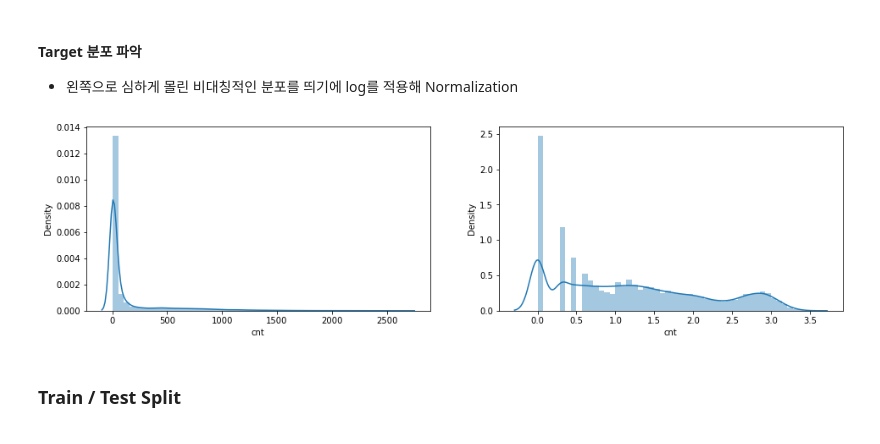
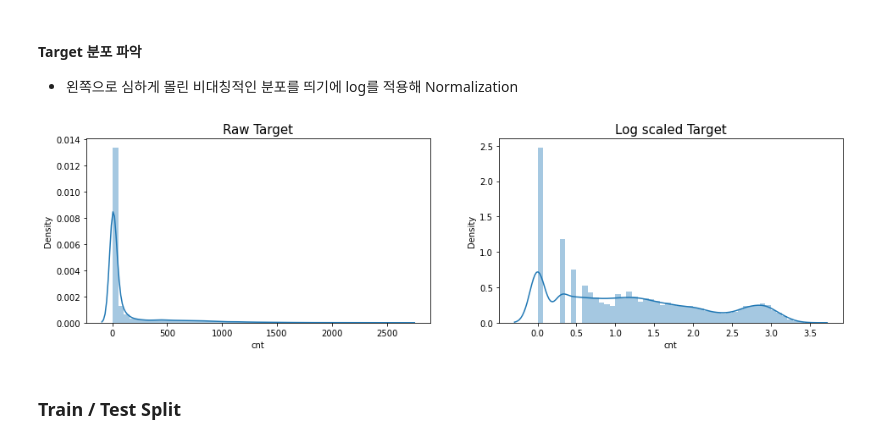
Before and after one commit to aeea-0605/taxi-demand-repo, a Jupyter notebook: notebooks/03_baseline_model.ipynb, the cells around one changed output. Saved outputs shown, nothing was run; the diff lists cells and outputs as text; code cells hidden in the pictures.

```diff
--- a/notebooks/03_baseline_model.ipynb
+++ b/notebooks/03_baseline_model.ipynb
@@ -59,15 +59,19 @@ Wall time: 7.25 s
 # %%
 plt.figure(figsize=(16, 4))
 
 # raw_cnt 분포
 plt.subplot(121)
-sns.distplot(base_df['cnt']);
+sns.distplot(base_df['cnt'])
+plt.title('Raw Target', fontsize=15)
 
 # Log Scaling cnt 분포
 plt.subplot(122)
-sns.distplot(np.log10(base_df['cnt']));
+sns.distplot(np.log10(base_df['cnt']))
+plt.title('Log scaled Target', fontsize=15)
+
+plt.show()
 # %% [output]
-[figure, old version]
+[figure, new version]
 # %%
 # log_cnt 생성
 base_df['log_cnt'] = np.log10(base_df['cnt'])
```
Also changed, not shown: parts of 1 cell of this notebook.
